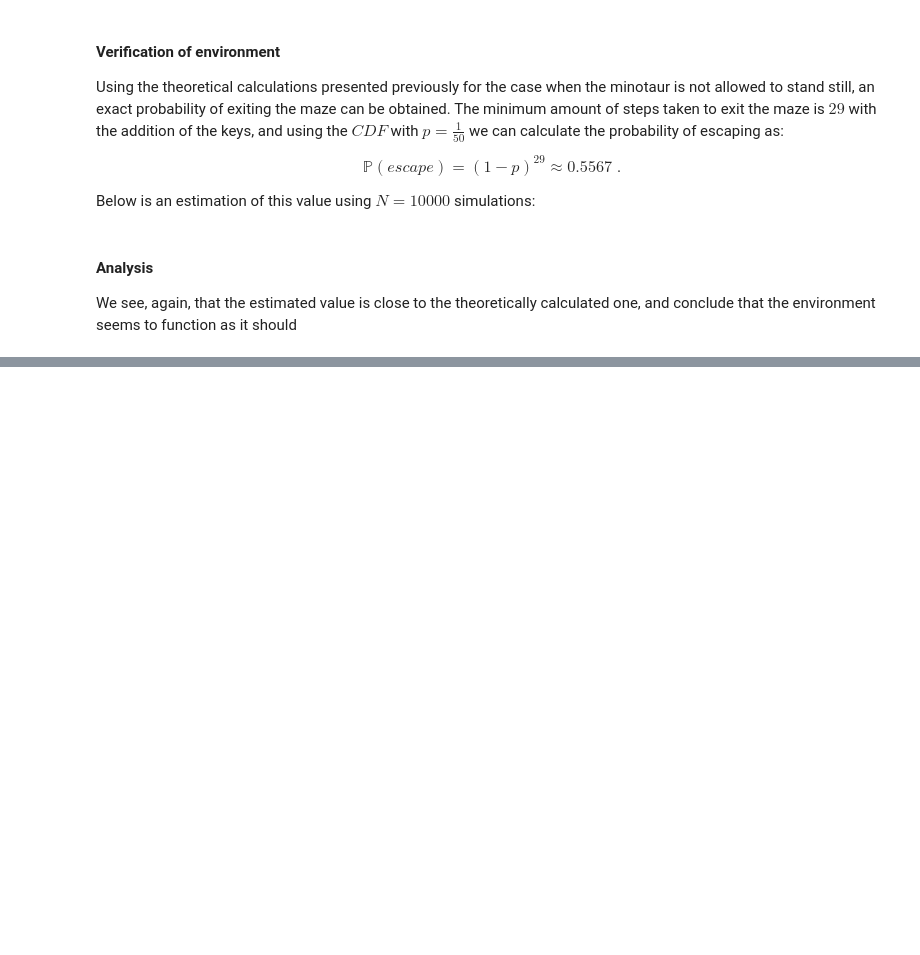
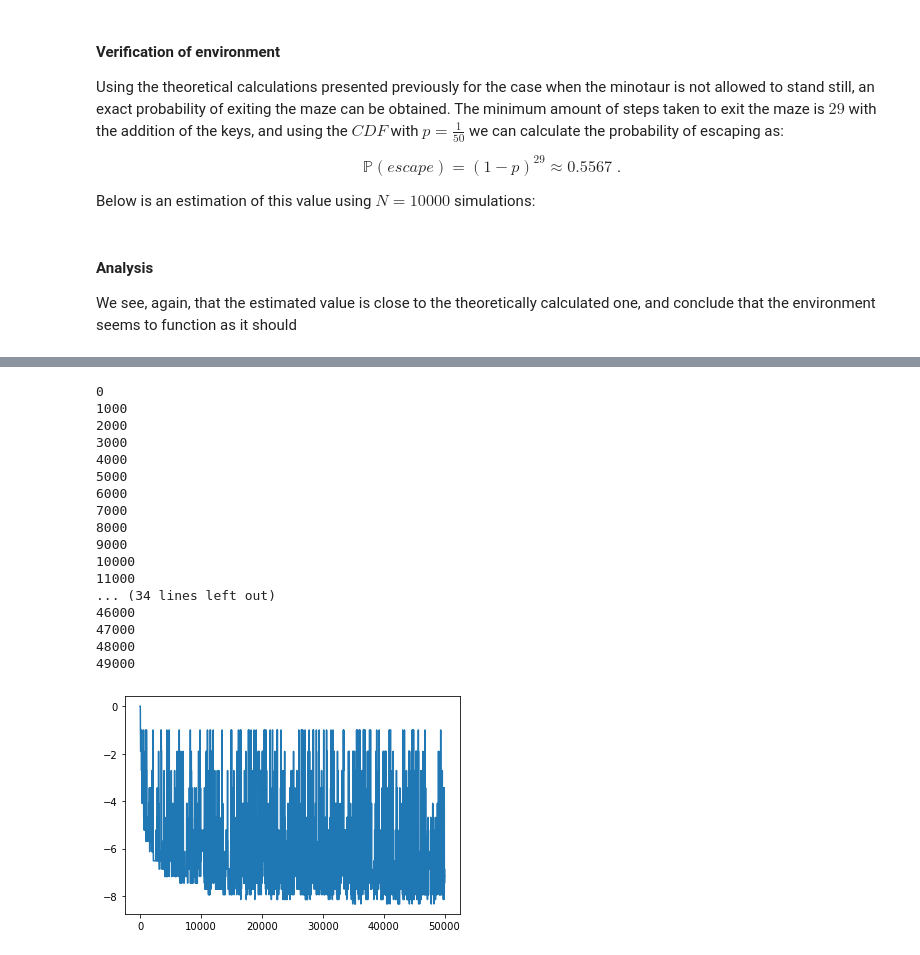
Before and after one commit to lxpr/EL2805-Reinforcement-Learning-Labs, a Jupyter notebook: lab1/Lab_1.ipynb, the cells around one changed output, grey strips where cells are left out. Drawn from its saved outputs; the diff is of its cells as text; code cells hidden in the pictures; blank space fills up the shorter version.

```diff
--- a/lab1/Lab_1.ipynb
+++ b/lab1/Lab_1.ipynb
@@ -336,0 +390,25 @@ We see, again, that the estimated value is close to the theoretically calculated
+# %%
+env_Q = mz_k.Maze(maze_Q, life_mean=50, prob_random=0.65)
+epsilon = 0.1
+Q, policy_Q, V_convergence = qlearning(env_Q, epsilon, gamma = 0.9, N=50000)
+plt.plot(V_convergence)
+plt.show()
+# %% [output]
+0
+1000
+2000
+3000
+4000
+5000
+6000
+7000
+8000
+9000
+10000
+11000
+... (34 lines left out)
+46000
+47000
+48000
+49000
+[figure, added]
```
Also changed, not shown: parts of 9 cells of this notebook, 2 other files.
